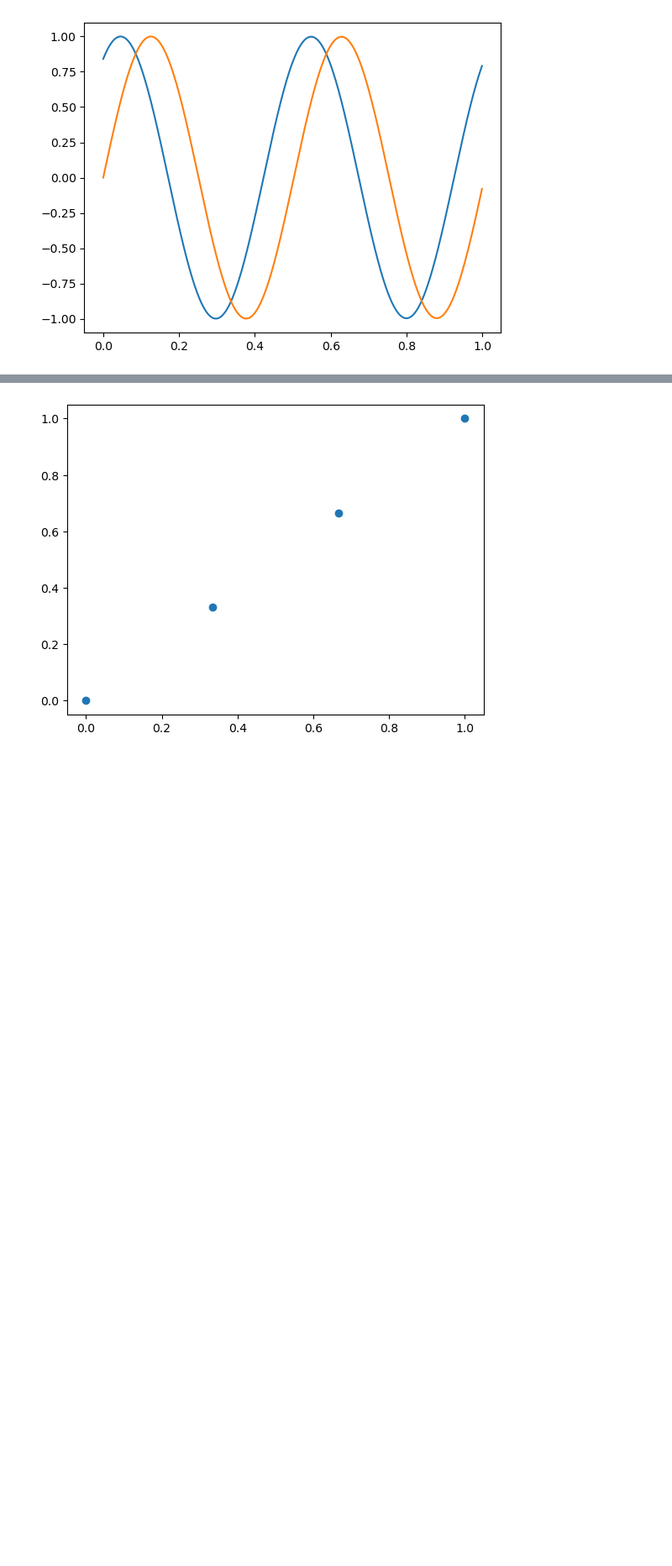
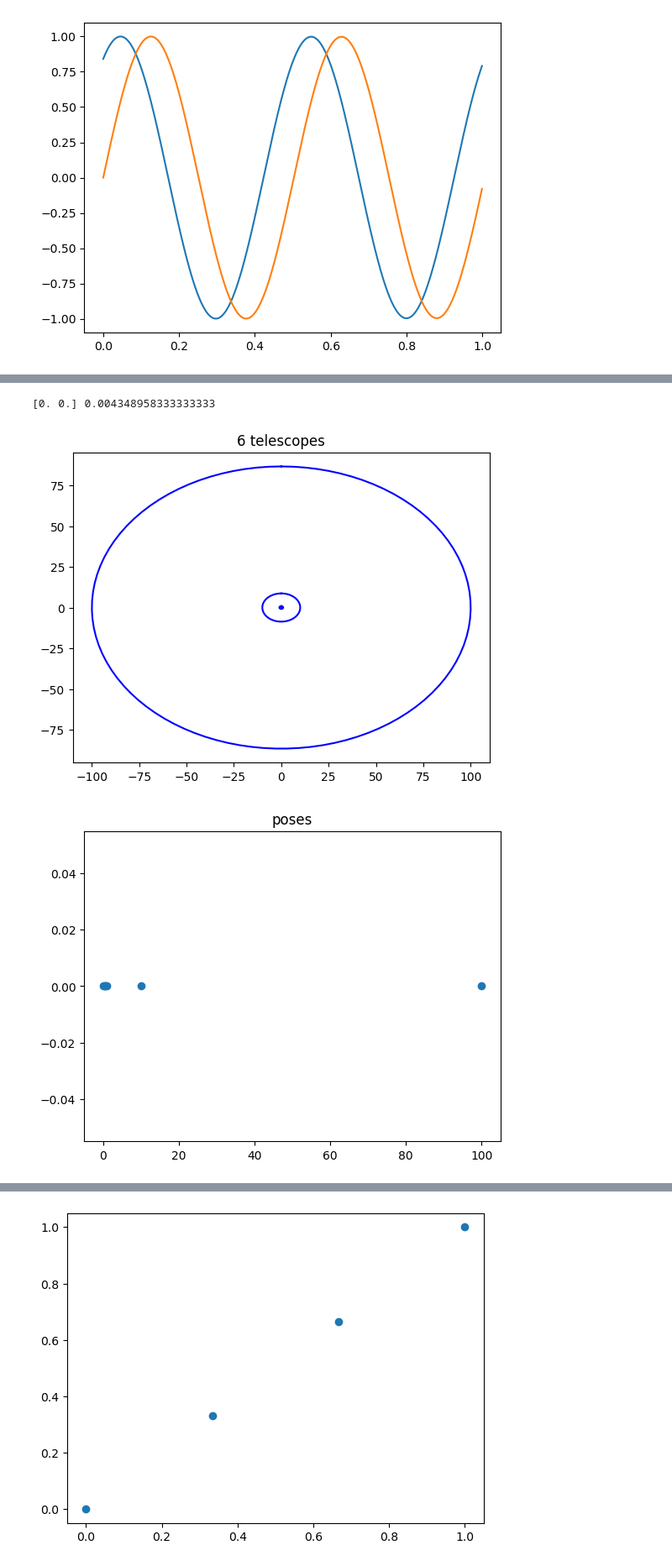
Before and after one commit to alireza-astane/Radio_Telescope_Signal_Processing, a Jupyter notebook: methods.ipynb, the cells around one changed output, grey strips where cells are left out. Shown at 84% size. Cells and saved outputs as stored; diff of their text form; code cells hidden in the pictures; blank space fills up the shorter version.

```diff
--- a/methods.ipynb
+++ b/methods.ipynb
@@ -1486,0 +1563,50 @@ for i in range(n):
+# %%
+d1,d2 = 10,100
+
+max_thetas = [0,0]
+max_score = 0
+for i in tqdm(range(m)):
+    for j in range(m):
+        theta1,theta2 = cross[i,j]
+
+        posess = np.array([[ 0         ,  0.49      ,  0.51      ,  1 ,d1*np.cos(theta1)    ,d2*np.cos(theta2)     ],
+                    [ 0         ,  0.         ,0        ,  0   , d1*np.sin(theta1)  , d2*np.sin(theta2)  ],
+                    [ 0.        ,  0.        ,  0.        ,  0.    ,0,0    ]])
+
+        Bs =  get_Bs(posess)
+
+
+        score = get_score(Bs,delta,n)
+
+        if score > max_score:
+            max_score = score
+            max_thetas = [theta1,theta2]
+
+        # plot_V(Bs,delta, 2)
+
+print( 180*np.array(max_thetas)/np.pi ,max_score)
+# %% [output]
+[0. 0.] 0.004348958333333333
+# %%
+theta1, theta2 = max_thetas
+posess = np.array([[ 0         ,  0.49      ,  0.51      ,  1 ,d1*np.cos(theta1)    ,d2*np.cos(theta2)     ],
+            [ 0         ,  0.         ,0        ,  0   , d1*np.sin(theta1)  , d2*np.sin(theta2)  ],
+            [ 0.        ,  0.        ,  0.        ,  0.    ,0,0    ]])
+
+Bs =  get_Bs(posess)
+# %%
+plot_V(Bs,delta, 2,"6 telescopes")
+
+
+plt.title("poses")
+plt.scatter(posess[0,:],posess[1,:])
+plt.savefig("poses.png")
+plt.show()
+
+plt.title("Bs")
+plt.scatter(Bs[0,:],Bs[1,:])
+plt.savefig("Bs.png")
+plt.show()
+# %% [output]
+[figure, added]
+[figure, added]
```
Also changed, not shown: parts of 14 cells of this notebook, 21 other files.
